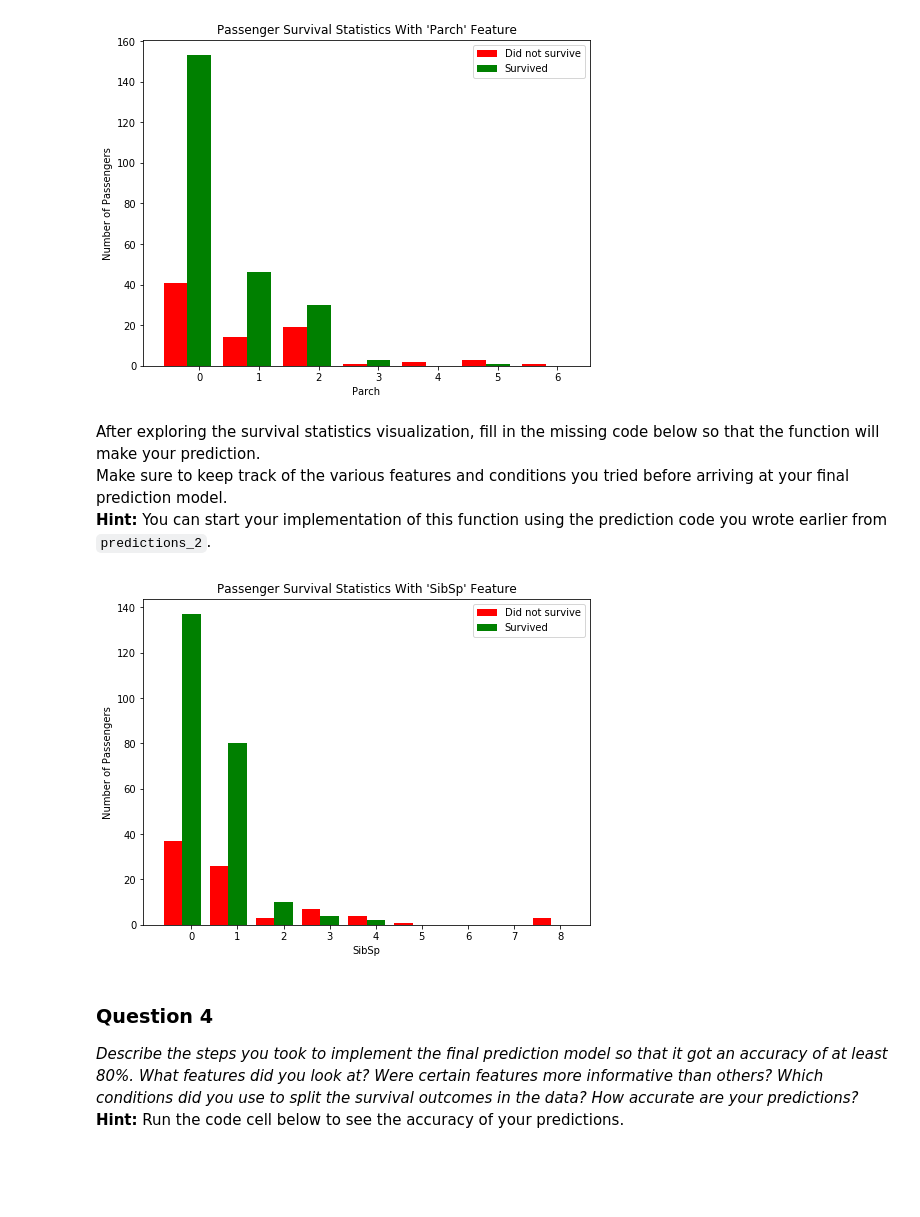
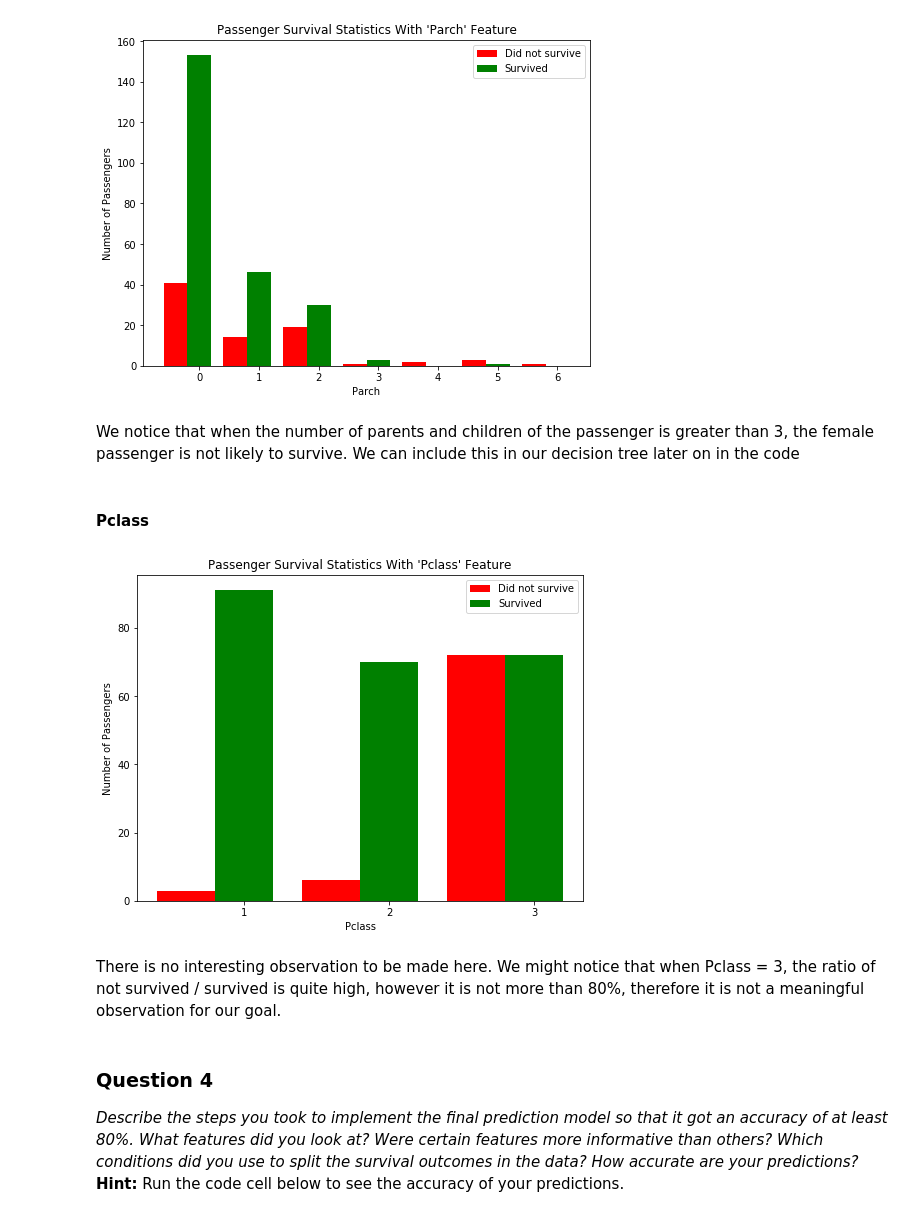
Before and after one commit to adsasmita/titanic_survival, a Jupyter notebook: titanic_survival_exploration.ipynb, the cells around one changed output. Saved outputs shown, nothing was run; the diff lists cells and outputs as text; code cells hidden in the pictures; blank space fills up the shorter version.

```diff
--- a/titanic_survival_exploration.ipynb
+++ b/titanic_survival_exploration.ipynb
@@ -218,14 +234,16 @@ Use the `survival_stats` function below to to examine various survival statistic
 vs.survival_stats(data, outcomes, 'Parch', ["Sex == 'female'"])
 # %% [output]
 [figure]
-# %% [markdown]
-After exploring the survival statistics visualization, fill in the missing code below so that the function will make your prediction.
-Make sure to keep track of the various features and conditions you tried before arriving at your final prediction model.
-**Hint:** You can start your implementation of this function using the prediction code you wrote earlier from `predictions_2`.
+# %% [markdown]
+We notice that when the number of parents and children of the passenger is greater than 3, the female passenger is not likely to survive. We can include this in our decision tree later on in the code
+# %% [markdown]
+#### Pclass
 # %%
-vs.survival_stats(data, outcomes, 'SibSp', ["Sex == 'female'"])
+vs.survival_stats(data, outcomes, 'Pclass', ["Sex == 'female'"])
 # %% [output]
-[figure, old version]
+[figure, new version]
+# %% [markdown]
+There is no interesting observation to be made here. We might notice that when Pclass = 3, the ratio of not survived / survived is quite high, however it is not more than 80%, therefore it is not a meaningful observation for our goal.
 # %%
 def predictions_3(data):
     """ Model with multiple features. Makes a prediction with an accuracy of at least 80%. """
```
Also changed, not shown: parts of 5 cells of this notebook, 1 other file.
